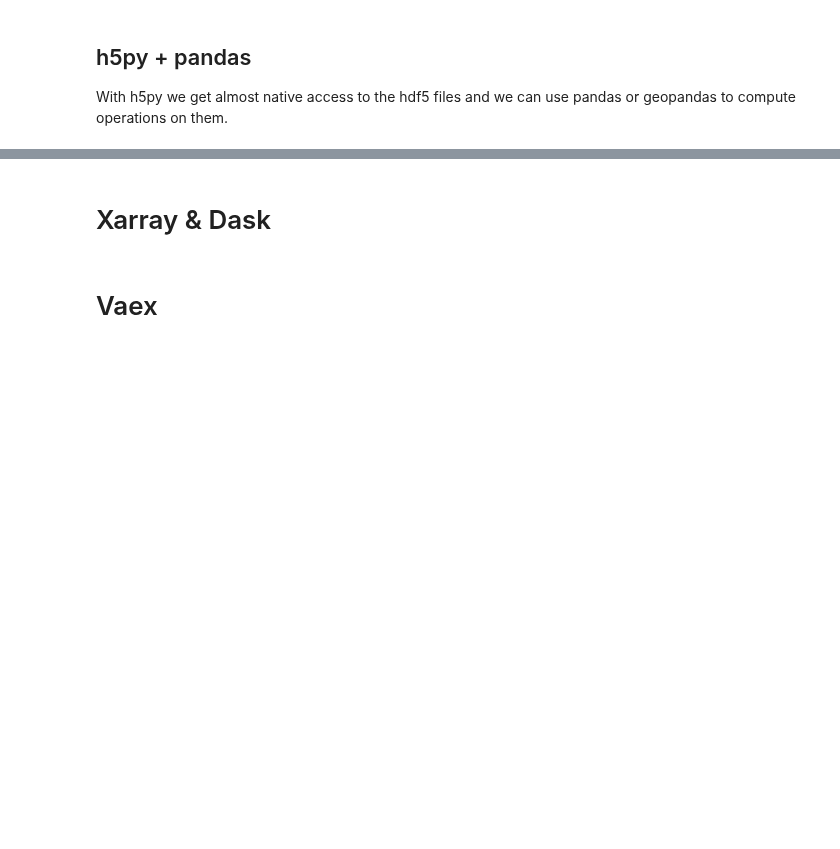
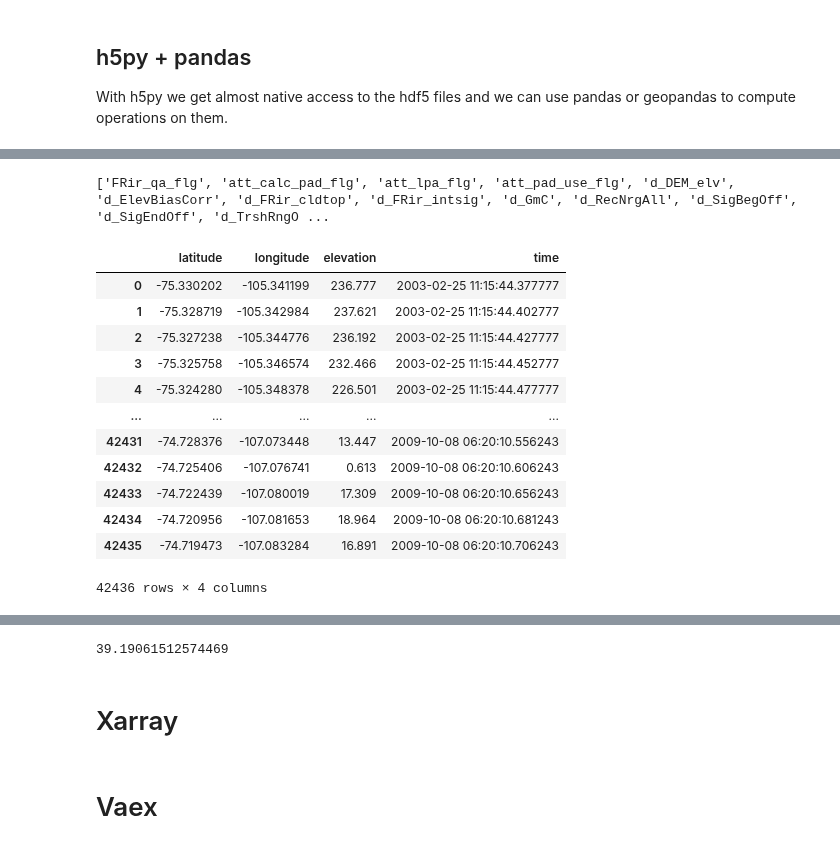
Before and after one commit to nsidc/NSIDC-Data-Tutorials, a Jupyter notebook: notebooks/Valkyrie/1_intro_valkyrie.ipynb, the cells around one changed output, grey strips where cells are left out. Saved outputs shown, nothing was run; the diff lists cells and outputs as text; code cells hidden in the pictures; blank space fills up the shorter version.

```diff
--- a/notebooks/Valkyrie/1_intro_valkyrie.ipynb
+++ b/notebooks/Valkyrie/1_intro_valkyrie.ipynb
@@ -318,28 +318,45 @@ import numpy as np
 # %%
 %%time
 
 # file_name = 'data/atm1b_data_2020-07-11T20-39.hdf5'
 file_name = 'data/twaties-GLAH06-2000-2010.h5'
 
 f = h5py.File(file_name, 'r')
 # We are going to print our variables
 print(list(f.keys()))
 
 glas_data = {
     'latitude': f['d_lat'],
     'longitude': f['d_lon'],
-    'elevation': f['d_elev']
+    'elevation': f['d_elev'],
+    'time': pd.to_datetime(f['utc_datetime'])
 }
 
 # Dictionary for ATM data
 # df_data = {
 #     'latitude': f['latitude'],
 #     'longitude': f['longitude'],
 #     'elevation': f['elevation'],
 #     'time': pd.to_datetime(f['utc_datetime'])
 # }
 
 # Dictionary for ATM data
 df = pd.DataFrame(data=glas_data)
-display(df.describe())
-df
+display(df)
+# compute the mean elevation subsetting by coordinates
+df[ df.latitude < -74.939994 ].elevation.mean()
+# %% [output]
+['FRir_qa_flg', 'att_calc_pad_flg', 'att_lpa_flg', 'att_pad_use_flg', 'd_DEM_elv', 'd_ElevBiasCorr', 'd_FRir_cldtop', 'd_FRir_intsig', 'd_GmC', 'd_RecNrgAll', 'd_SigBegOff', 'd_SigEndOff', 'd_TrshRngO ...
+|  | latitude | longitude | elevation | time |
+| 0 | -75.330202 | -105.341199 | 236.777 | 2003-02-25 11:15:44.377777 |
+| 1 | -75.328719 | -105.342984 | 237.621 | 2003-02-25 11:15:44.402777 |
+| 2 | -75.327238 | -105.344776 | 236.192 | 2003-02-25 11:15:44.427777 |
+| 3 | -75.325758 | -105.346574 | 232.466 | 2003-02-25 11:15:44.452777 |
+| 4 | -75.324280 | -105.348378 | 226.501 | 2003-02-25 11:15:44.477777 |
+| ... | ... | ... | ... | ... |
+| 42431 | -74.728376 | -107.073448 | 13.447 | 2009-10-08 06:20:10.556243 |
+| 42432 | -74.725406 | -107.076741 | 0.613 | 2009-10-08 06:20:10.606243 |
+| 42433 | -74.722439 | -107.080019 | 17.309 | 2009-10-08 06:20:10.656243 |
+| 42434 | -74.720956 | -107.081653 | 18.964 | 2009-10-08 06:20:10.681243 |
+| 42435 | -74.719473 | -107.083284 | 16.891 | 2009-10-08 06:20:10.706243 |
+42436 rows × 4 columns
@@ -346,2 +365,3 @@ df
+39.19061512574469
 # %% [markdown]
-# Xarray & Dask
+# Xarray
```
Also changed, not shown: parts of 15 cells of this notebook, 5 other files.
